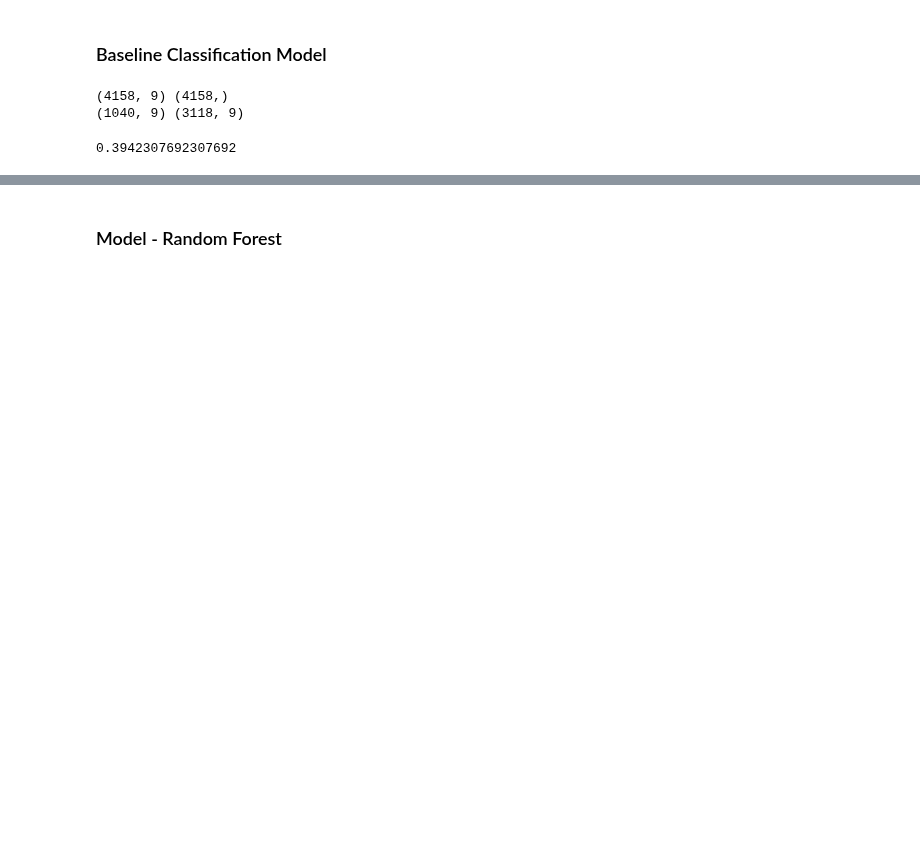
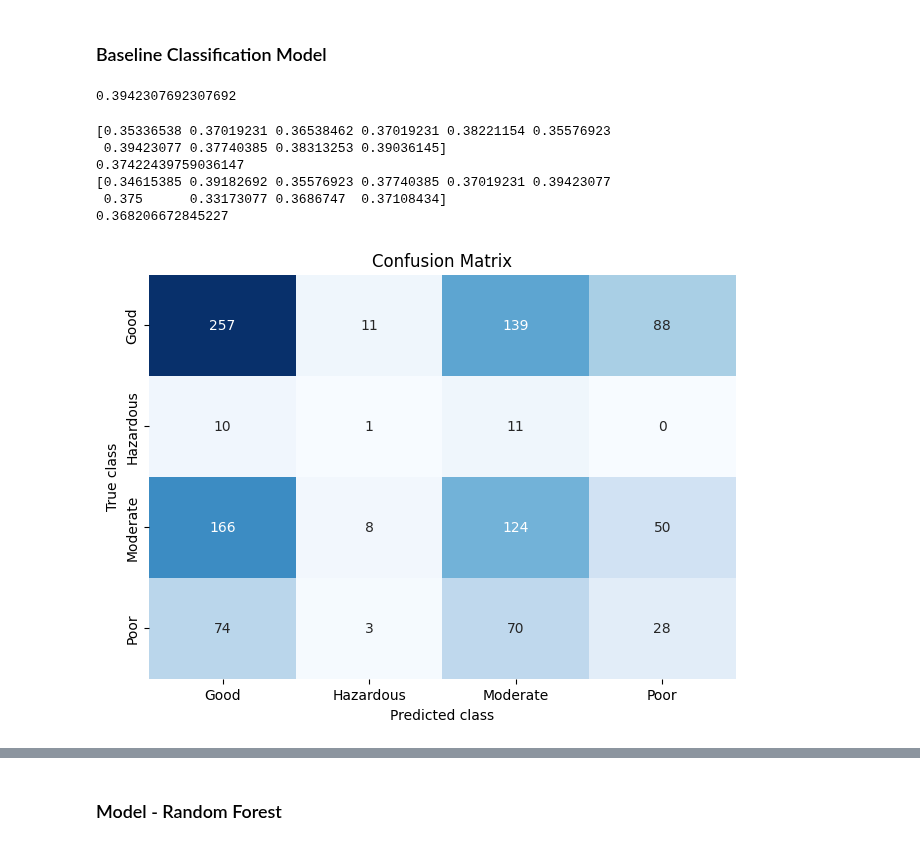
Before and after one commit to markoandjel/MachineLearning, a Jupyter notebook: Projekat I/main.ipynb, the cells around one changed output, grey strips where cells are left out. Saved outputs shown, nothing was run; the diff lists cells and outputs as text; code cells hidden in the pictures; blank space fills up the shorter version.

Commit message:
ConfusionMatrix, KFold, StratifiedKFold

```diff
--- a/Projekat I/main.ipynb
+++ b/Projekat I/main.ipynb
@@ -155,14 +155,37 @@ from sklearn.dummy import DummyClassifier
 from sklearn.model_selection import train_test_split
 
 features,target=df.drop('Air Quality',axis=1),df['Air Quality']
-print(features.shape,target.shape)
 features_train,features_test,target_train,target_test=train_test_split(features,target,random_state=0,stratify=target)
-print(features_test.shape,features_train.shape)
 dummy=DummyClassifier(strategy='stratified',random_state=0)
-dummy.fit(features_train,target_train)
+target_predicted=dummy.fit(features_train,target_train).predict(features_test)
 #dummy.predict(features_test)
 dummy.score(features_test,target_test)
 # %% [output]
-(4158, 9) (4158,)
-(1040, 9) (3118, 9)
+0.3942307692307692
-0.3942307692307692
+# %%
+from sklearn.pipeline import make_pipeline
+from sklearn.preprocessing import StandardScaler
+from sklearn.model_selection import StratifiedKFold,cross_val_score,KFold
+
+standazier=StandardScaler()
+
+pipeline=make_pipeline(dummy)
+kf=KFold(n_splits=10,shuffle=True,random_state=1)
+skf=StratifiedKFold(n_splits=10,shuffle=True,random_state=1)
+cv_results_kf=cross_val_score(pipeline,features,target,cv=kf,scoring='accuracy',n_jobs=-1)
+cv_results_skf=cross_val_score(pipeline,features,target,cv=skf,scoring='accuracy',n_jobs=-1)
+print(cv_results_kf)
+print(cv_results_kf.mean())
+print(cv_results_skf)
+print(cv_results_skf.mean())
+# %% [output]
+[0.35336538 0.37019231 0.36538462 0.37019231 0.38221154 0.35576923
+ 0.39423077 0.37740385 0.38313253 0.39036145]
+0.37422439759036147
+[0.34615385 0.39182692 0.35576923 0.37740385 0.37019231 0.39423077
+ 0.375      0.33173077 0.3686747  0.37108434]
+0.368206672845227
+# %%
+createConfusionMatrix(target_test,target_predicted)
+# %% [output]
+[figure, added]
```
Also changed, not shown: parts of 6 cells of this notebook.
